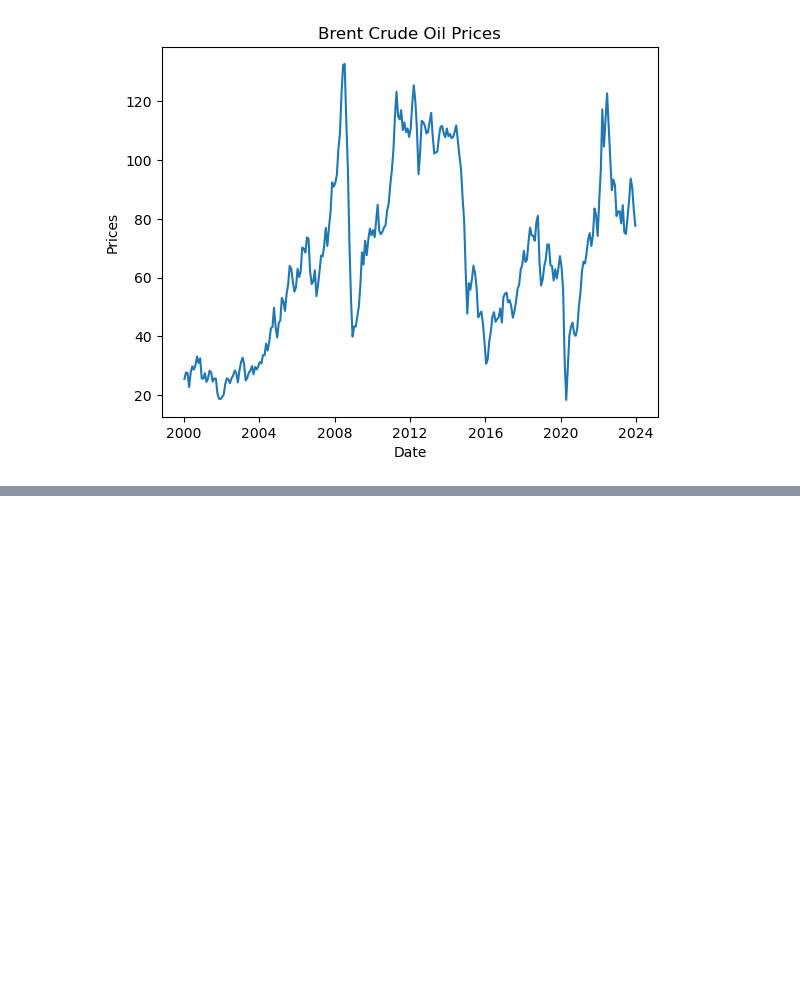
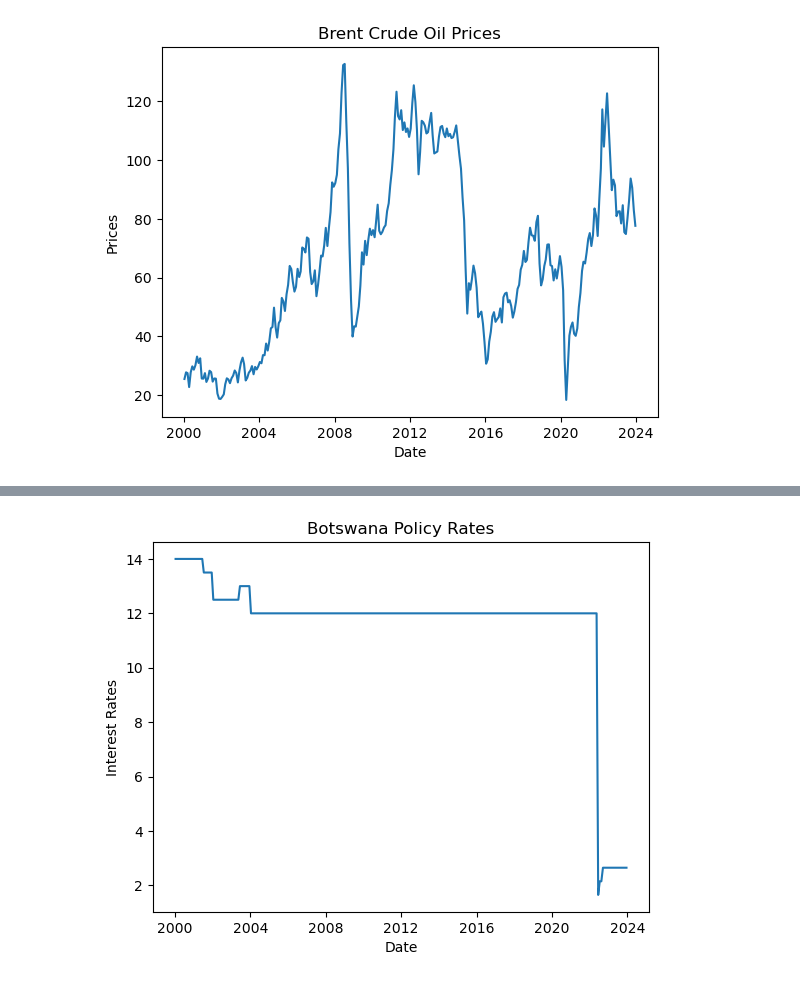
Before and after one commit to GorataB/Hackathon_PolyglotPioneers, a Jupyter notebook: Data Cleaning.ipynb, the cells around one changed output, grey strips where cells are left out. Saved outputs shown, nothing was run; the diff lists cells and outputs as text; code cells hidden in the pictures; blank space fills up the shorter version.

Commit message:
Update Data Cleaning file

```diff
--- a/Data Cleaning.ipynb
+++ b/Data Cleaning.ipynb
@@ -202,0 +207,3 @@ plt.show()
+# %%
+# Load policy rate dataset
+pr = pd.read_csv(f"{DATA_DIR}/03_botswana_policy_rate.csv", parse_dates=["Date"])
@@ -202,0 +281,13 @@ plt.show()
+# %%
+# Plot the time series
+fig, ax = plt.subplots()
+
+ax.plot(brent["Date"], pr["policy_rate"])
+
+ax.set_title("Botswana Policy Rates")
+ax.set_xlabel("Date")
+ax.set_ylabel("Interest Rates")
+
+plt.show()
+# %% [output]
+[figure, added]
```
Also changed, not shown: parts of 12 cells of this notebook.
